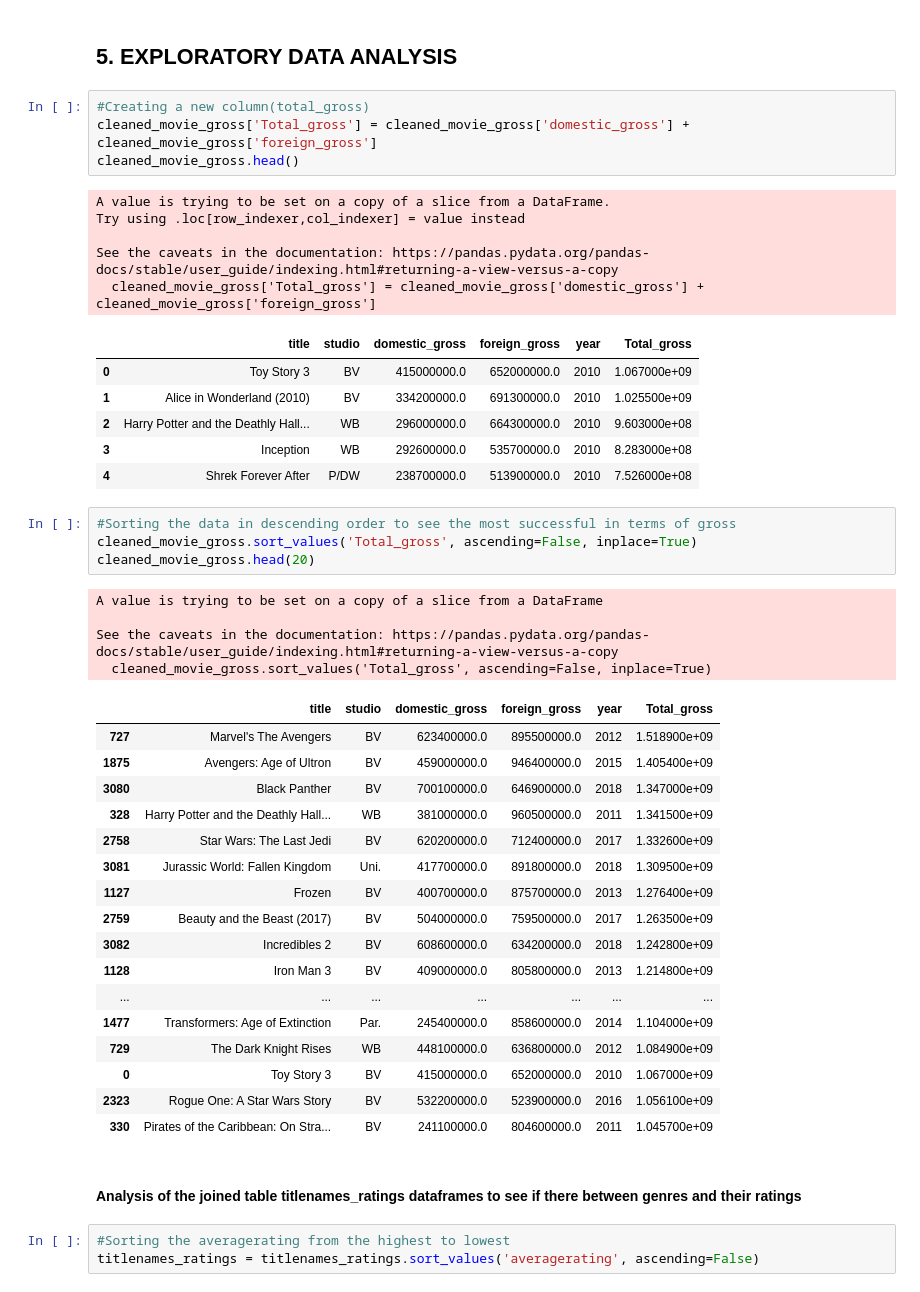
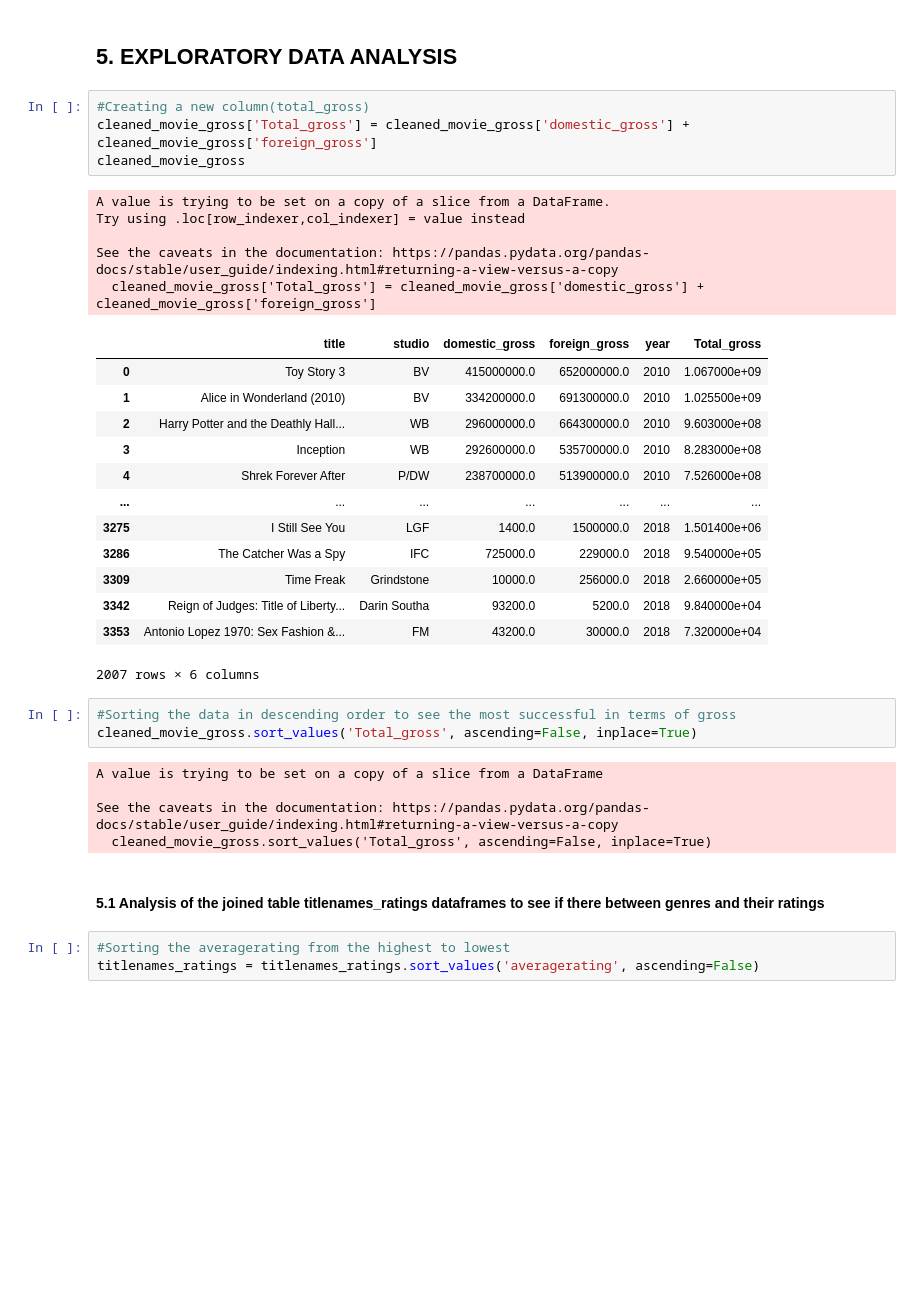
Before and after one commit to BEMOREMJ/dsc-phase1-project, a Jupyter notebook: MICROSOFT STUDIO FILM ANALYSIS.ipynb, the cells around one changed output. Cells and saved outputs as stored; diff of their text form; blank space fills up the shorter version.

```diff
--- a/MICROSOFT STUDIO FILM ANALYSIS.ipynb
+++ b/MICROSOFT STUDIO FILM ANALYSIS.ipynb
@@ -411,47 +414,36 @@ Length: 621235, dtype: bool
 # %%
 #Creating a new column(total_gross)
 cleaned_movie_gross['Total_gross'] = cleaned_movie_gross['domestic_gross'] + cleaned_movie_gross['foreign_gross']
-cleaned_movie_gross.head()
+cleaned_movie_gross
 # %% [output]
 A value is trying to be set on a copy of a slice from a DataFrame.
 Try using .loc[row_indexer,col_indexer] = value instead
 
 See the caveats in the documentation: https://pandas.pydata.org/pandas-docs/stable/user_guide/indexing.html#returning-a-view-versus-a-copy
   cleaned_movie_gross['Total_gross'] = cleaned_movie_gross['domestic_gross'] + cleaned_movie_gross['foreign_gross']
 |  | title | studio | domestic_gross | foreign_gross | year | Total_gross |
 | 0 | Toy Story 3 | BV | 415000000.0 | 652000000.0 | 2010 | 1.067000e+09 |
 | 1 | Alice in Wonderland (2010) | BV | 334200000.0 | 691300000.0 | 2010 | 1.025500e+09 |
 | 2 | Harry Potter and the Deathly Hall... | WB | 296000000.0 | 664300000.0 | 2010 | 9.603000e+08 |
 | 3 | Inception | WB | 292600000.0 | 535700000.0 | 2010 | 8.283000e+08 |
 | 4 | Shrek Forever After | P/DW | 238700000.0 | 513900000.0 | 2010 | 7.526000e+08 |
+| ... | ... | ... | ... | ... | ... | ... |
+| 3275 | I Still See You | LGF | 1400.0 | 1500000.0 | 2018 | 1.501400e+06 |
+| 3286 | The Catcher Was a Spy | IFC | 725000.0 | 229000.0 | 2018 | 9.540000e+05 |
+| 3309 | Time Freak | Grindstone | 10000.0 | 256000.0 | 2018 | 2.660000e+05 |
+| 3342 | Reign of Judges: Title of Liberty... | Darin Southa | 93200.0 | 5200.0 | 2018 | 9.840000e+04 |
+| 3353 | Antonio Lopez 1970: Sex Fashion &... | FM | 43200.0 | 30000.0 | 2018 | 7.320000e+04 |
+2007 rows × 6 columns
 # %%
 #Sorting the data in descending order to see the most successful in terms of gross
 cleaned_movie_gross.sort_values('Total_gross', ascending=False, inplace=True)
-cleaned_movie_gross.head(20)
 # %% [output]
 A value is trying to be set on a copy of a slice from a DataFrame
 
 See the caveats in the documentation: https://pandas.pydata.org/pandas-docs/stable/user_guide/indexing.html#returning-a-view-versus-a-copy
   cleaned_movie_gross.sort_values('Total_gross', ascending=False, inplace=True)
-|  | title | studio | domestic_gross | foreign_gross | year | Total_gross |
-| 727 | Marvel's The Avengers | BV | 623400000.0 | 895500000.0 | 2012 | 1.518900e+09 |
-| 1875 | Avengers: Age of Ultron | BV | 459000000.0 | 946400000.0 | 2015 | 1.405400e+09 |
-| 3080 | Black Panther | BV | 700100000.0 | 646900000.0 | 2018 | 1.347000e+09 |
-| 328 | Harry Potter and the Deathly Hall... | WB | 381000000.0 | 960500000.0 | 2011 | 1.341500e+09 |
-| 2758 | Star Wars: The Last Jedi | BV | 620200000.0 | 712400000.0 | 2017 | 1.332600e+09 |
-| 3081 | Jurassic World: Fallen Kingdom | Uni. | 417700000.0 | 891800000.0 | 2018 | 1.309500e+09 |
-| 1127 | Frozen | BV | 400700000.0 | 875700000.0 | 2013 | 1.276400e+09 |
-| 2759 | Beauty and the Beast (2017) | BV | 504000000.0 | 759500000.0 | 2017 | 1.263500e+09 |
-| 3082 | Incredibles 2 | BV | 608600000.0 | 634200000.0 | 2018 | 1.242800e+09 |
-| 1128 | Iron Man 3 | BV | 409000000.0 | 805800000.0 | 2013 | 1.214800e+09 |
-| ... | ... | ... | ... | ... | ... | ... |
-| 1477 | Transformers: Age of Extinction | Par. | 245400000.0 | 858600000.0 | 2014 | 1.104000e+09 |
-| 729 | The Dark Knight Rises | WB | 448100000.0 | 636800000.0 | 2012 | 1.084900e+09 |
-| 0 | Toy Story 3 | BV | 415000000.0 | 652000000.0 | 2010 | 1.067000e+09 |
-| 2323 | Rogue One: A Star Wars Story | BV | 532200000.0 | 523900000.0 | 2016 | 1.056100e+09 |
-| 330 | Pirates of the Caribbean: On Stra... | BV | 241100000.0 | 804600000.0 | 2011 | 1.045700e+09 |
 # %% [markdown]
-#### Analysis of the joined table titlenames_ratings dataframes to see if there between genres and their ratings
+#### 5.1 Analysis of the joined table titlenames_ratings dataframes to see if there between genres and their ratings
 # %%
 #Sorting the averagerating from the highest to lowest
 titlenames_ratings = titlenames_ratings.sort_values('averagerating', ascending=False)
```
Also changed, not shown: parts of 24 cells of this notebook, 1 other file.
